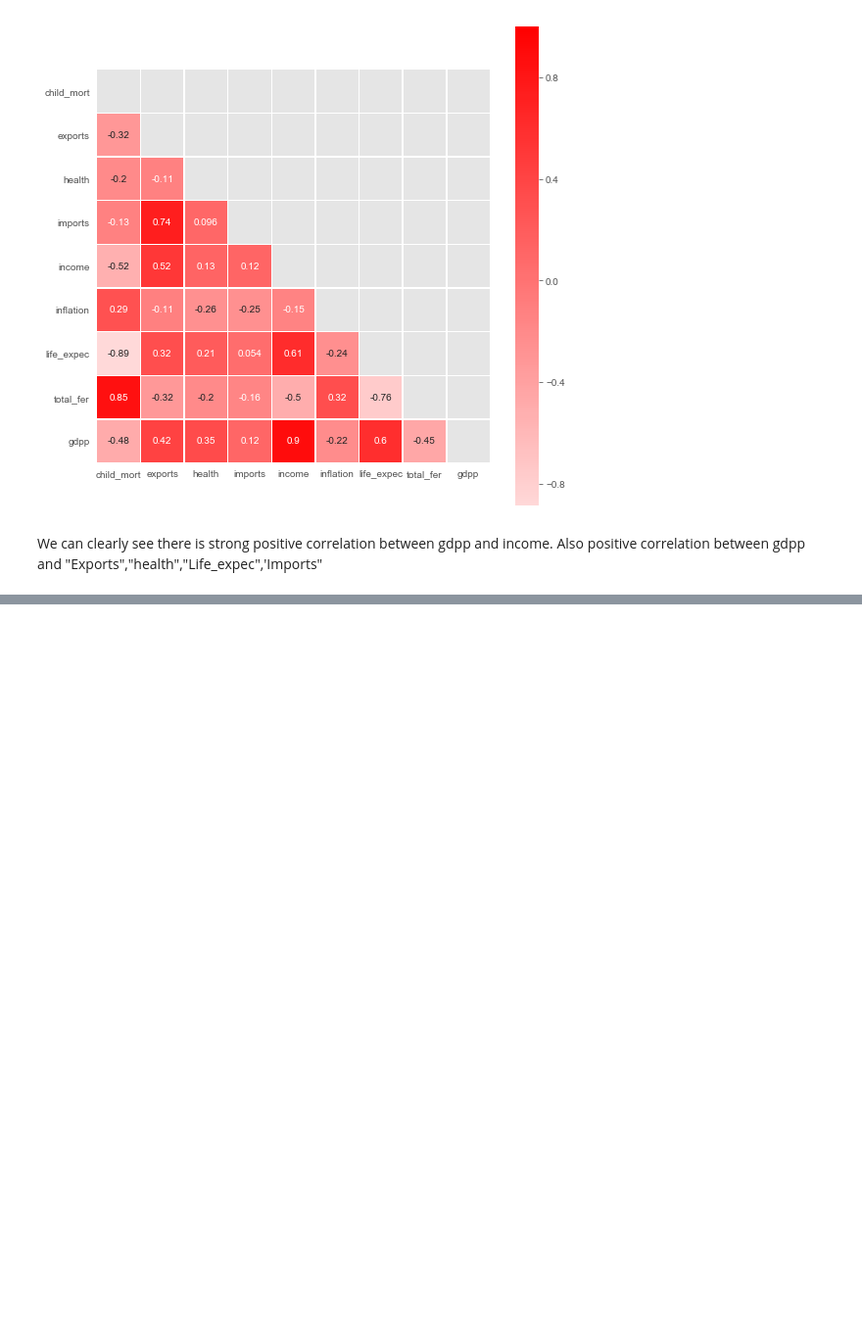
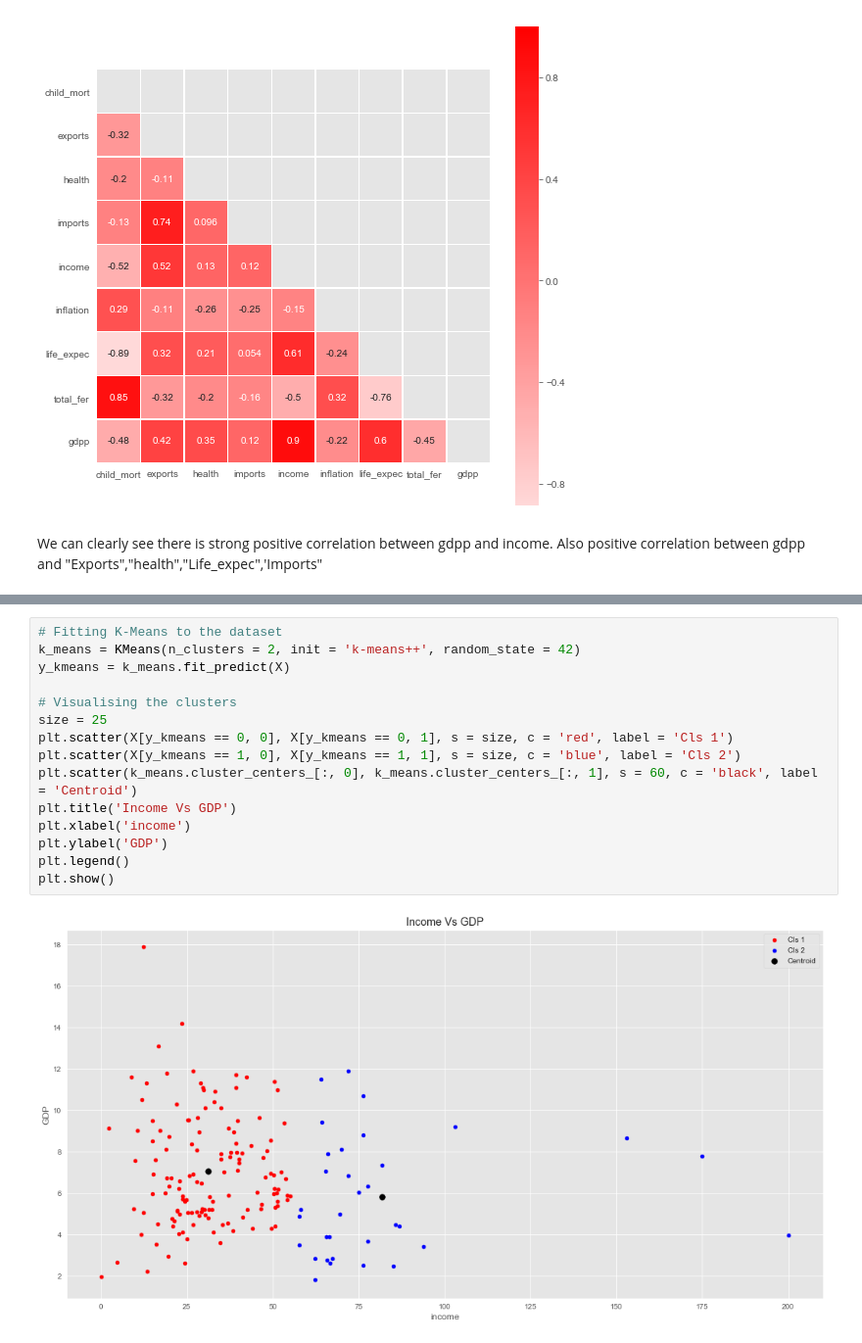
Before and after one commit to bansalrishi/MachineLearningWithPython_UD, a Jupyter notebook: Project03 Clustering Country Data.ipynb, the cells around one changed output, grey strips where cells are left out. Shown: that part at 98% size. Saved outputs shown, nothing was run; the diff lists cells and outputs as text; blank space fills up the shorter version.

```diff
--- a/Project03 Clustering Country Data.ipynb
+++ b/Project03 Clustering Country Data.ipynb
@@ -57,0 +75,17 @@ We can clearly see there is strong positive correlation between gdpp and income.
+# %%
+# Fitting K-Means to the dataset
+k_means = KMeans(n_clusters = 2, init = 'k-means++', random_state = 42)
+y_kmeans = k_means.fit_predict(X)
+
+# Visualising the clusters
+size = 25
+plt.scatter(X[y_kmeans == 0, 0], X[y_kmeans == 0, 1], s = size, c = 'red', label = 'Cls 1')
+plt.scatter(X[y_kmeans == 1, 0], X[y_kmeans == 1, 1], s = size, c = 'blue', label = 'Cls 2')
+plt.scatter(k_means.cluster_centers_[:, 0], k_means.cluster_centers_[:, 1], s = 60, c = 'black', label = 'Centroid')
+plt.title('Income Vs GDP')
+plt.xlabel('income')
+plt.ylabel('GDP')
+plt.legend()
+plt.show()
+# %% [output]
+[figure, added]
```
Also changed, not shown: parts of 11 cells of this notebook.
